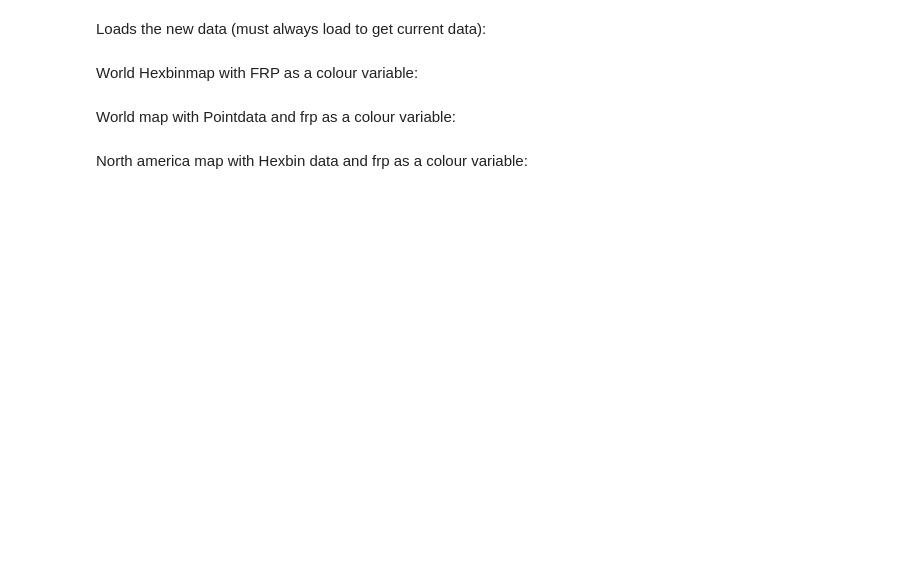
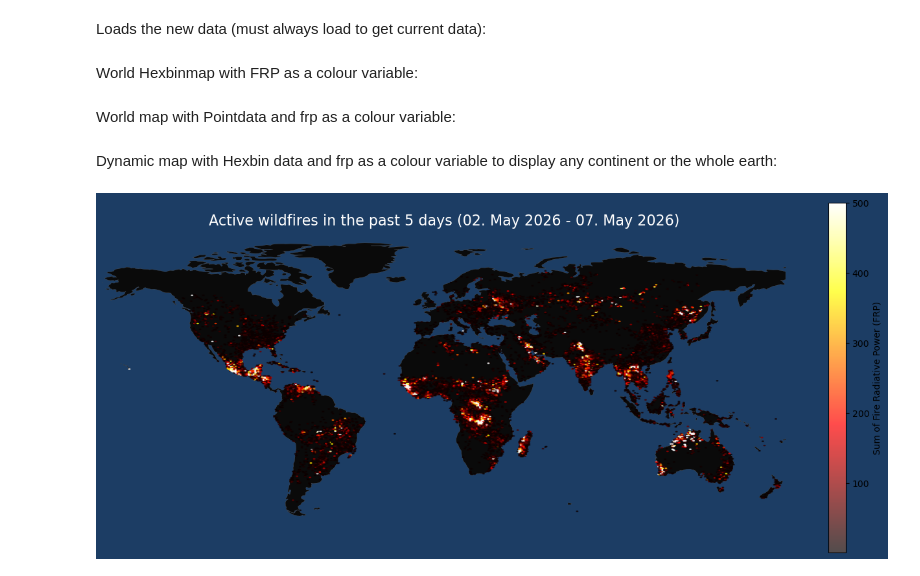
Before and after one commit to kaimuelle/Wildfires-Project, a Jupyter notebook: Notebook_wildfires.ipynb, the cells around one changed output. Cells and saved outputs as stored; diff of their text form; code cells hidden in the pictures; blank space fills up the shorter version.

Commit message:
New dynamic map to display all continents

```diff
--- a/Notebook_wildfires.ipynb
+++ b/Notebook_wildfires.ipynb
@@ -18,6 +33,18 @@ def datefunction(xdays_in_the_past):
     date_span = (f"{start_date} - {end_date}")
 
     return date_span
+# %%
+#continent extend function (controls how where fire is drawn on map) by creating "clipped_df" that only has the data from our chosen continent
+#The variable (continent_extend) controlls what part(continent) of the map gets created, coords get looked up in data from cell 2
+#Example: continet_extend = europe -> function looks up coords and returns df with relevant data
+def firecontinent (continent_extend):
+    clipped_df = FIRMS_df[
+        (FIRMS_df["latitude"] >= continent_extend["ymin"]) &
+        (FIRMS_df["latitude"] <= continent_extend["ymax"]) &
+        (FIRMS_df["longitude"] >= continent_extend["xmin"]) &
+        (FIRMS_df["longitude"] <= continent_extend["xmax"])
+]
+    return clipped_df
 # %% [markdown]
 Loads the new data (must always load to get current data):
 # %%
@@ -106,4 +134,47 @@ ax.set_ylim(-60, 90)
 ax.set_xlim(-169, 180)
 plt.show()
 # %% [markdown]
-North america map with Hexbin data and frp as a colour variable:
+Dynamic map with Hexbin data and frp as a colour variable to display any continent or the whole earth:
+# %%
+#type in the continent to visualize after "continent_extend = ..." (lowercase with _)
+continent_extent = earth
+continent_df = firecontinent(continent_extent)
+
+# Worldmap with darkblue background
+fig, ax = plt.subplots(figsize=(17, 7))
+fig.patch.set_facecolor("#1c3d64")
+
+world.plot(
+    ax=ax,
+    color="#0a0a0a",
+    edgecolor="#666464",
+    linewidth=0.2
+)
+
+
+#hexbin map via matplotlib, vmin/max is the span of frp(Mw) that the Points can be in, mincnt is the minimum amount of fires there have to be in order for it to get marked as a fire hexagon.
+hexbin_map = ax.hexbin(
+    continent_df["longitude"],
+    continent_df["latitude"],
+    C=continent_df["frp"],
+    reduce_C_function=sum,
+    gridsize=400,
+    vmin=1,
+    vmax=500,
+    cmap="hot",
+    mincnt=1,
+    alpha=0.7
+)
+
+fig.colorbar(hexbin_map, ax=ax, label="Sum of Fire Radiative Power (FRP)")
+
+# Map cosmetics (title and removing lon,lat)
+ax.set_title(f"Active wildfires in the past 5 days ({datefunction(5)})", fontsize=16, color="white")
+ax.set_axis_off()
+
+#clipping map for better visibility
+ax.set_xlim(continent_extent["xmin"], continent_extent["xmax"])
+ax.set_ylim(continent_extent["ymin"], continent_extent["ymax"])
+plt.show()
+# %% [output]
+[figure, added]
```
Also changed, not shown: parts of 6 cells of this notebook.
